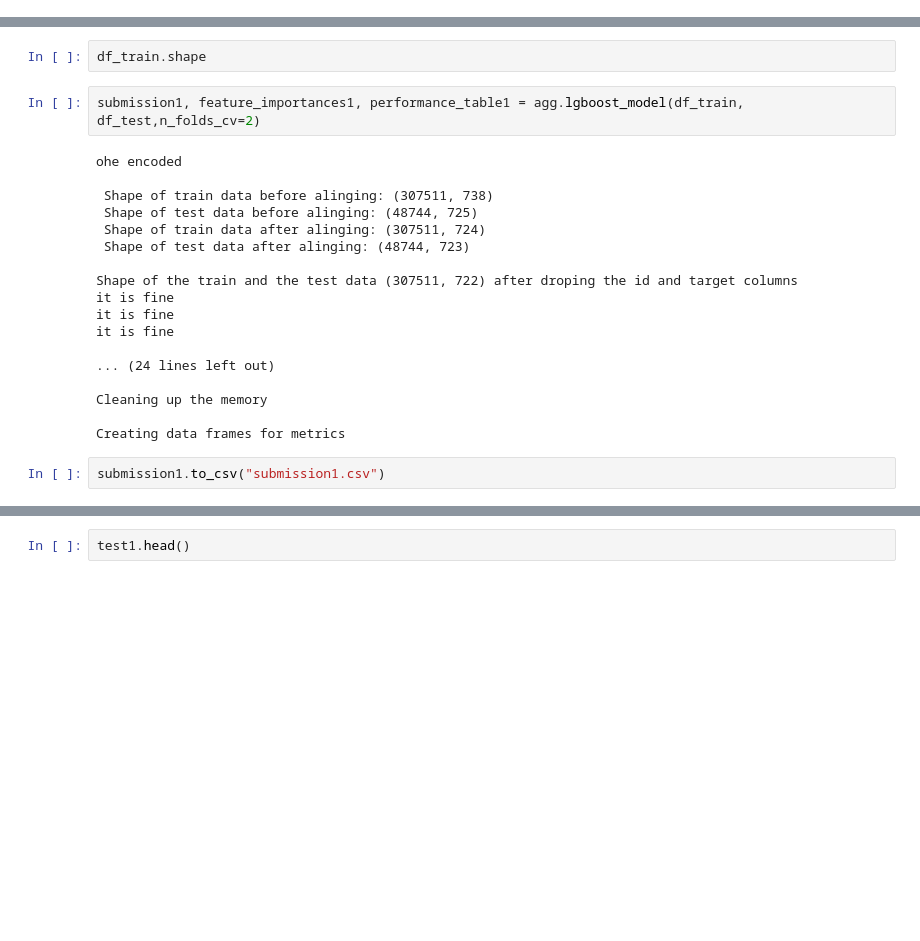
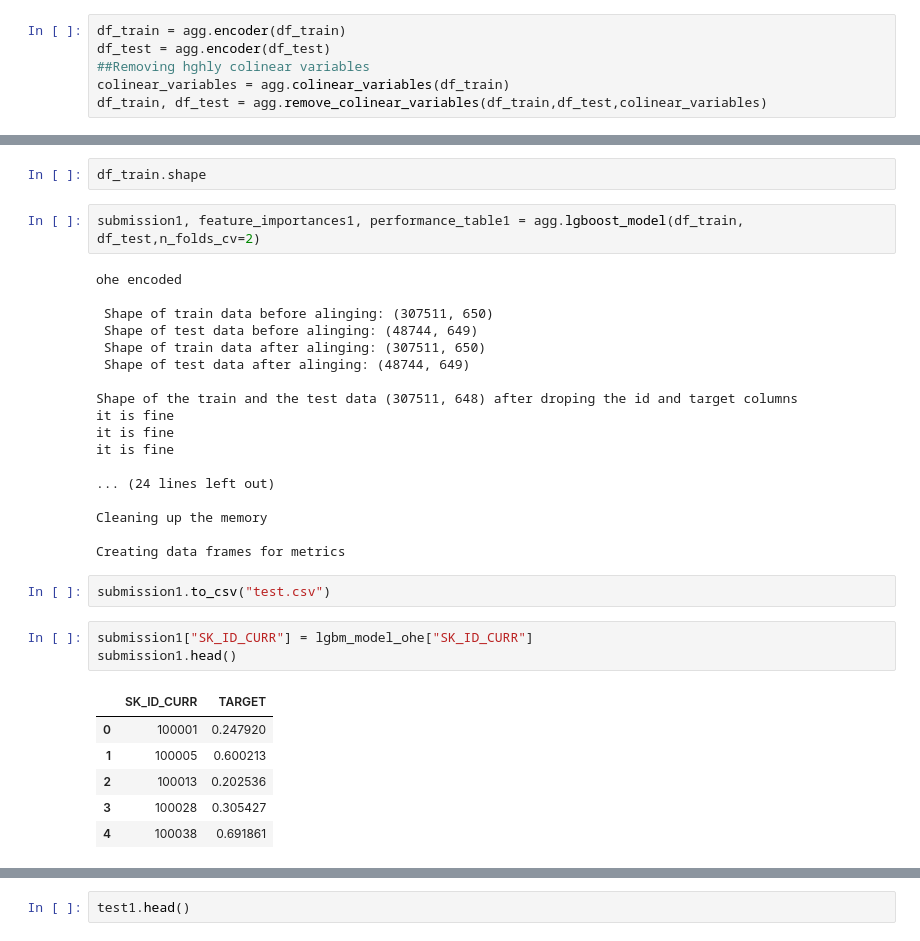
Before and after one commit to zahid1202/Credit_Default_Risk, a Jupyter notebook: Automated_Feature_Engineering.ipynb, the cells around one changed output, grey strips where cells are left out. Cells and saved outputs as stored; diff of their text form; blank space fills up the shorter version.

```diff
--- a/Automated_Feature_Engineering.ipynb
+++ b/Automated_Feature_Engineering.ipynb
@@ -993,3 +992,9 @@ A total of 1086 colinear features have been removed
 # %% [raw]
 df_train["SK_ID_CURR"] = train.SK_ID_CURR.tolist()
 df_test["SK_ID_CURR"] = test.SK_ID_CURR.tolist()
+# %%
+df_train = agg.encoder(df_train)
+df_test = agg.encoder(df_test)
+##Removing hghly colinear variables
+colinear_variables = agg.colinear_variables(df_train)
+df_train, df_test = agg.remove_colinear_variables(df_train,df_test,colinear_variables)
@@ -1007,12 +1019,12 @@ submission1, feature_importances1, performance_table1 = agg.lgboost_model(df_tra
 # %% [output]
 ohe encoded
 
- Shape of train data before alinging: (307511, 738)
- Shape of test data before alinging: (48744, 725)
- Shape of train data after alinging: (307511, 724)
- Shape of test data after alinging: (48744, 723)
+ Shape of train data before alinging: (307511, 650)
+ Shape of test data before alinging: (48744, 649)
+ Shape of train data after alinging: (307511, 650)
+ Shape of test data after alinging: (48744, 649)
 
-Shape of the train and the test data (307511, 722) after droping the id and target columns
+Shape of the train and the test data (307511, 648) after droping the id and target columns
 it is fine
 it is fine
 it is fine
@@ -1023,4 +1035,14 @@ Cleaning up the memory
 
 Creating data frames for metrics
 # %%
-submission1.to_csv("submission1.csv")
+submission1.to_csv("test.csv")
+# %%
+submission1["SK_ID_CURR"] = lgbm_model_ohe["SK_ID_CURR"]
+submission1.head()
+# %% [output]
+|  | SK_ID_CURR | TARGET |
+| 0 | 100001 | 0.247920 |
+| 1 | 100005 | 0.600213 |
+| 2 | 100013 | 0.202536 |
+| 3 | 100028 | 0.305427 |
+| 4 | 100038 | 0.691861 |
```
Also changed, not shown: parts of 27 cells of this notebook.
